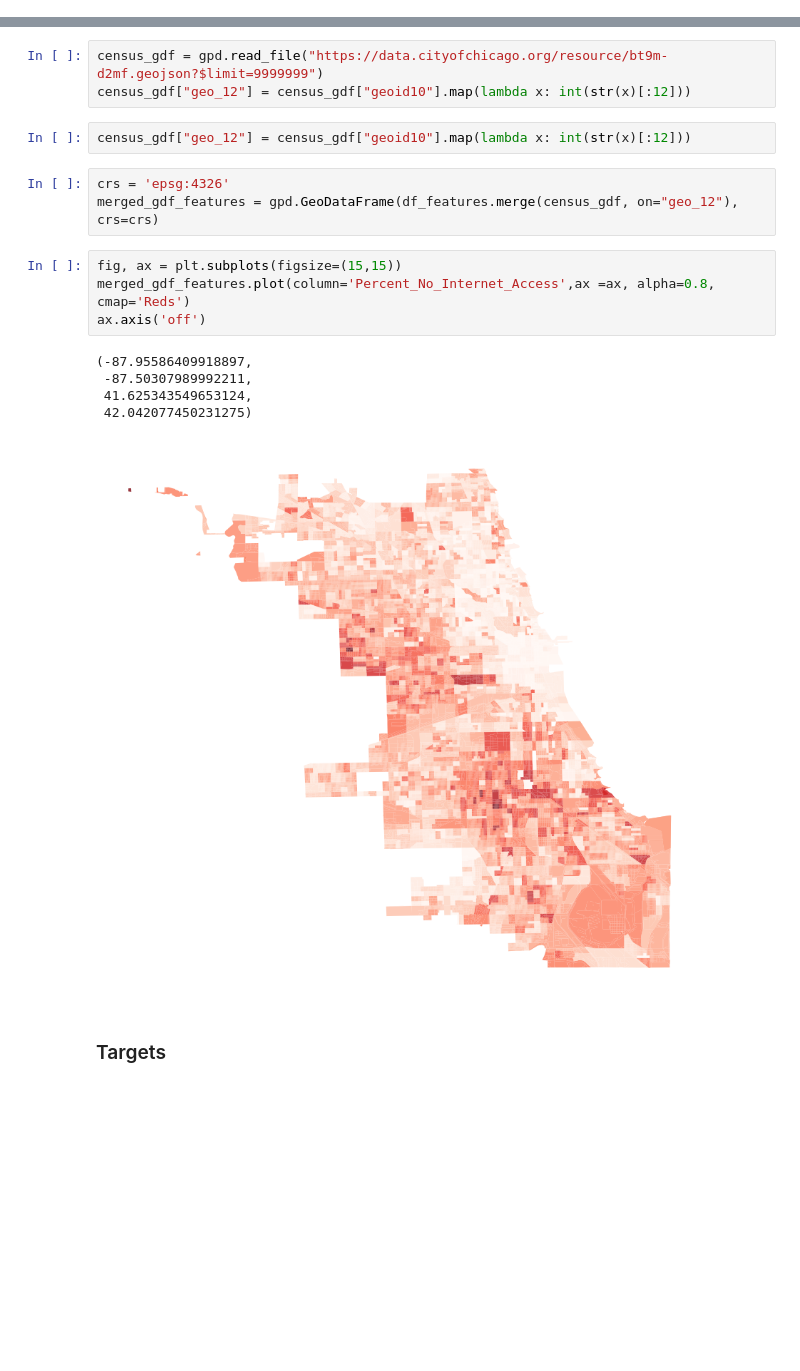
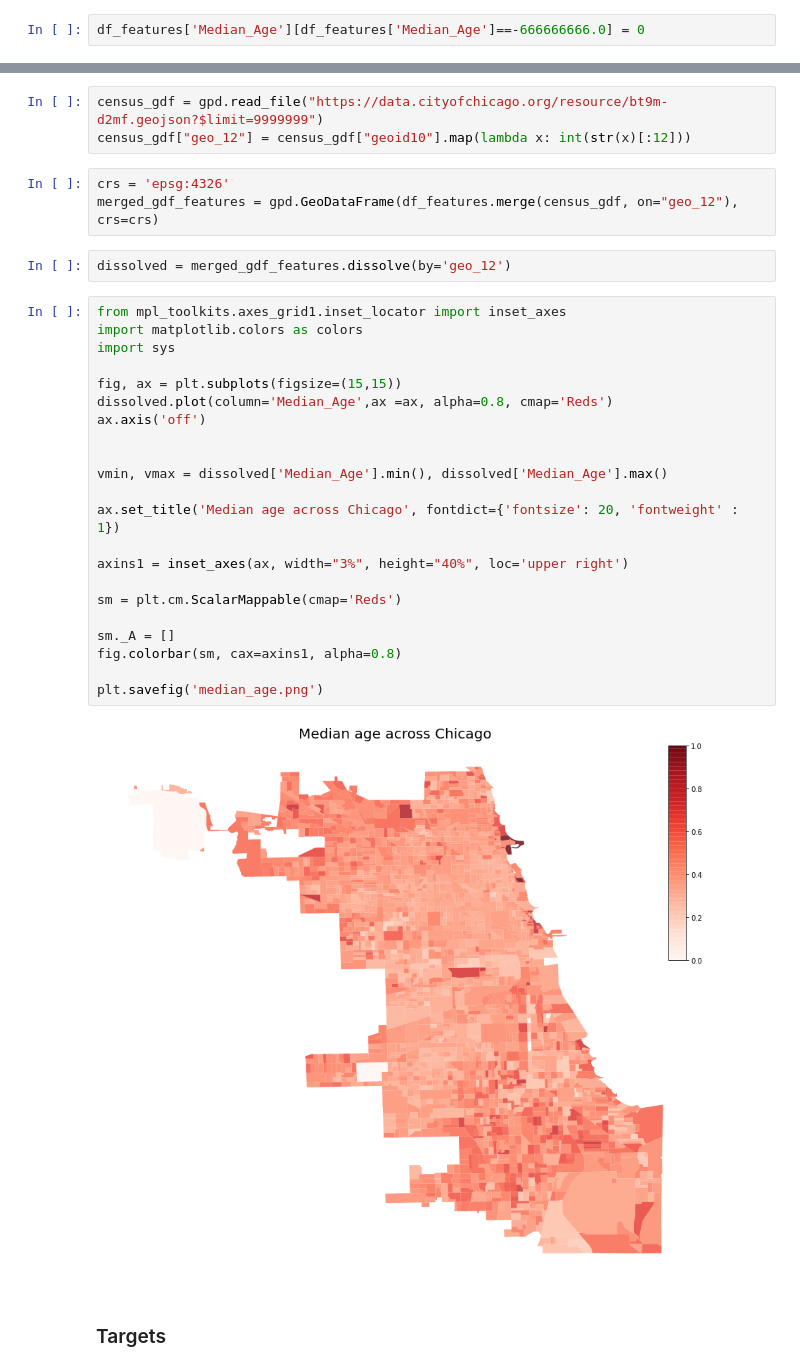
Before and after one commit to IssueToImpact/covid-chicago-mobility, a Jupyter notebook: data-analysis.py.ipynb, the cells around one changed output, grey strips where cells are left out. Cells and saved outputs as stored; diff of their text form; blank space fills up the shorter version.

```diff
--- a/data-analysis.py.ipynb
+++ b/data-analysis.py.ipynb
@@ -31,3 +31,5 @@ df_features.head()
 | 3 | 170310102011 | 0.0 | 0.0 | 0.0 | 0.0 | ... |
 | 4 | 170310102012 | 1.0 | 4.0 | 1.0 | 1.0 | ... |
 5 rows × 26 columns
+# %%
+df_features['Median_Age'][df_features['Median_Age']==-666666666.0] = 0
@@ -34,21 +41,35 @@ df_features.head()
 # %%
 census_gdf = gpd.read_file("https://data.cityofchicago.org/resource/bt9m-d2mf.geojson?$limit=9999999")
 census_gdf["geo_12"] = census_gdf["geoid10"].map(lambda x: int(str(x)[:12]))
-# %%
-census_gdf["geo_12"] = census_gdf["geoid10"].map(lambda x: int(str(x)[:12]))
 # %%
 crs = 'epsg:4326'
 merged_gdf_features = gpd.GeoDataFrame(df_features.merge(census_gdf, on="geo_12"), crs=crs)
-# %%
-fig, ax = plt.subplots(figsize=(15,15))
-merged_gdf_features.plot(column='Percent_No_Internet_Access',ax =ax, alpha=0.8, cmap='Reds')
-ax.axis('off')
-# %% [output]
-(-87.95586409918897,
- -87.50307989992211,
- 41.625343549653124,
- 42.042077450231275)
-[figure, removed]
+# %%
+dissolved = merged_gdf_features.dissolve(by='geo_12')
+# %%
+from mpl_toolkits.axes_grid1.inset_locator import inset_axes
+import matplotlib.colors as colors
+import sys
+
+fig, ax = plt.subplots(figsize=(15,15))
+dissolved.plot(column='Median_Age',ax =ax, alpha=0.8, cmap='Reds')
+ax.axis('off')
+
+
+vmin, vmax = dissolved['Median_Age'].min(), dissolved['Median_Age'].max()
+
+ax.set_title('Median age across Chicago', fontdict={'fontsize': 20, 'fontweight' : 1})
+
+axins1 = inset_axes(ax, width="3%", height="40%", loc='upper right')
+
+sm = plt.cm.ScalarMappable(cmap='Reds')
+
+sm._A = []
+fig.colorbar(sm, cax=axins1, alpha=0.8)
+
+plt.savefig('median_age.png')
+# %% [output]
+[figure, added]
 # %% [markdown]
 ### Targets
 # %%
```
Also changed, not shown: parts of 23 cells of this notebook.
